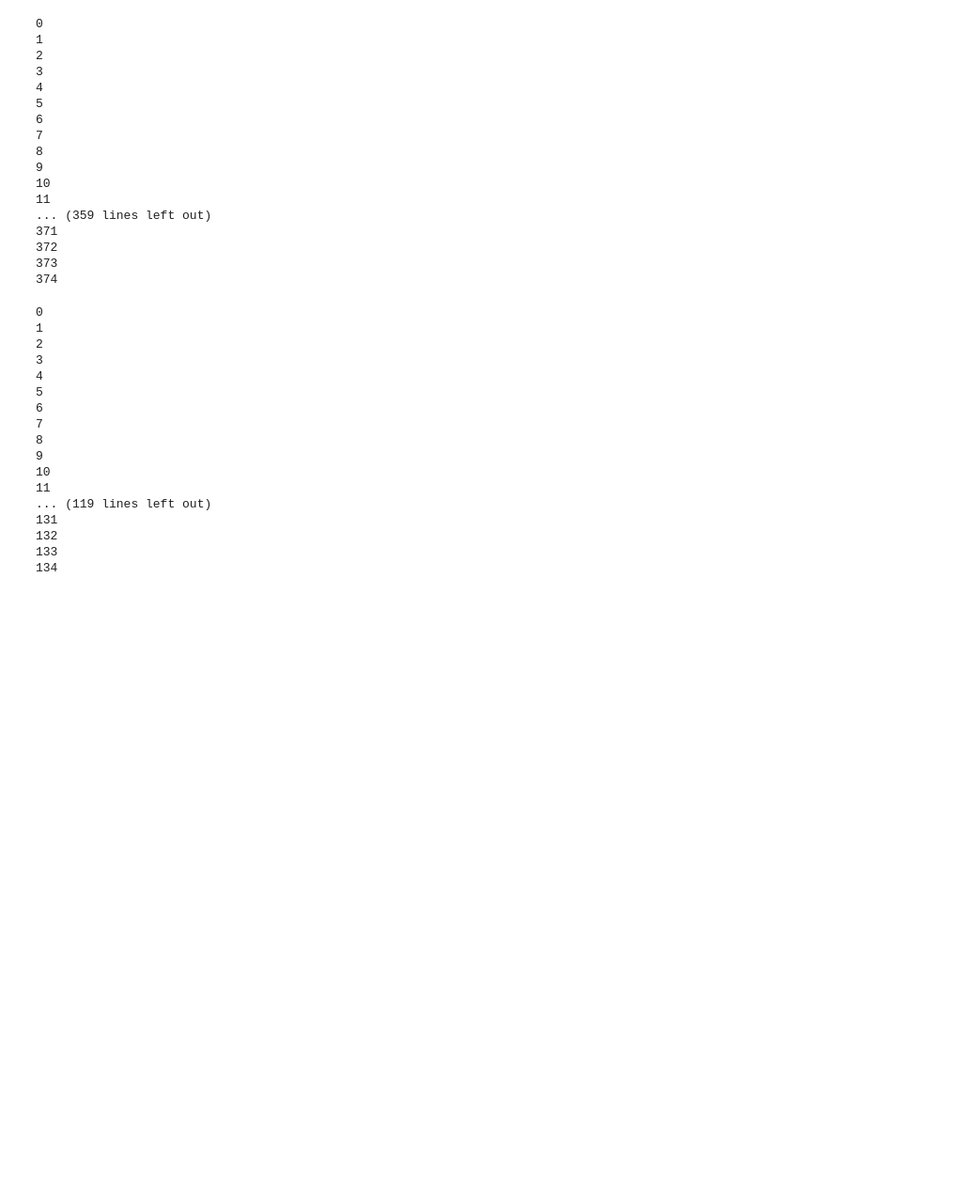
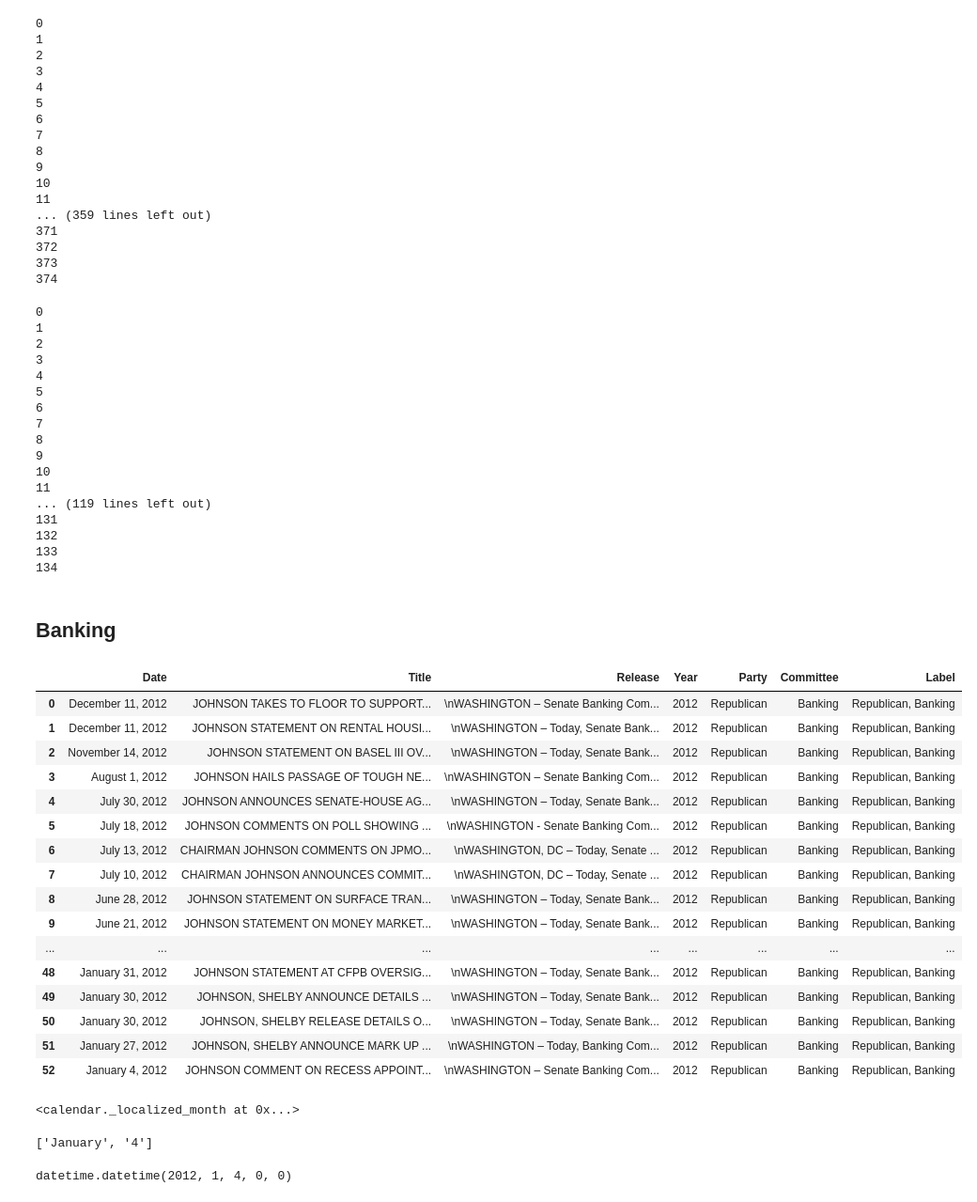
Before and after one commit to dgilbs/nlp_partisanship, a Jupyter notebook: Archive Scraping and Cleaning.ipynb, the cells around one changed output. Shown at 94% size. Drawn from its saved outputs; the diff is of its cells as text; code cells hidden in the pictures; blank space fills up the shorter version.

```diff
--- a/Archive Scraping and Cleaning.ipynb
+++ b/Archive Scraping and Cleaning.ipynb
@@ -336,3 +336,5 @@ with open(path, "wb") as picklefile:
 path = "/Users/danielgilberg/data_science/metis/nlp_partisanship/data/foreign_relations/republican_archive.pkl"
 with open(path, "wb") as picklefile:
     pickle.dump(gop_fr_df, picklefile)
+# %% [markdown]
+## Banking
@@ -338,0 +344,37 @@ with open(path, "wb") as picklefile:
+# %%
+arr = driver.find_elements_by_class_name("Description")
+banking12links = list()
+for i in arr:
+    banking12links.append(i.find_element_by_tag_name("a").get_attribute("href"))
+# %%
+rows = list()
+for link in banking12links:
+    driver.get(link)
+    title = driver.find_element_by_class_name("Title").text
+    date = driver.find_element_by_class_name("DateTime").text
+    rel = driver.find_element_by_id("GeneratedContent").text
+    rel = rel.split(date)[1]
+    row = [date, title, rel, 2012, "Republican", "Banking", "Republican, Banking"]
+    rows.append(row)
+
+banking12 = pd.DataFrame(rows, columns=["Date", "Title", "Release", "Year", "Party", "Committee", "Label"])
+# %%
+banking12
+# %% [output]
+|  | Date | Title | Release | Year | Party | Committee | Label |
+| 0 | December 11, 2012 | JOHNSON TAKES TO FLOOR TO SUPPORT... | \nWASHINGTON – Senate Banking Com... | 2012 | Republican | Banking | Republican, Banking |
+| 1 | December 11, 2012 | JOHNSON STATEMENT ON RENTAL HOUSI... | \nWASHINGTON – Today, Senate Bank... | 2012 | Republican | Banking | Republican, Banking |
+| 2 | November 14, 2012 | JOHNSON STATEMENT ON BASEL III OV... | \nWASHINGTON – Today, Senate Bank... | 2012 | Republican | Banking | Republican, Banking |
+| 3 | August 1, 2012 | JOHNSON HAILS PASSAGE OF TOUGH NE... | \nWASHINGTON – Senate Banking Com... | 2012 | Republican | Banking | Republican, Banking |
+| 4 | July 30, 2012 | JOHNSON ANNOUNCES SENATE-HOUSE AG... | \nWASHINGTON – Today, Senate Bank... | 2012 | Republican | Banking | Republican, Banking |
+| 5 | July 18, 2012 | JOHNSON COMMENTS ON POLL SHOWING ... | \nWASHINGTON - Senate Banking Com... | 2012 | Republican | Banking | Republican, Banking |
+| 6 | July 13, 2012 | CHAIRMAN JOHNSON COMMENTS ON JPMO... | \nWASHINGTON, DC – Today, Senate ... | 2012 | Republican | Banking | Republican, Banking |
+| 7 | July 10, 2012 | CHAIRMAN JOHNSON ANNOUNCES COMMIT... | \nWASHINGTON, DC – Today, Senate ... | 2012 | Republican | Banking | Republican, Banking |
+| 8 | June 28, 2012 | JOHNSON STATEMENT ON SURFACE TRAN... | \nWASHINGTON – Today, Senate Bank... | 2012 | Republican | Banking | Republican, Banking |
+| 9 | June 21, 2012 | JOHNSON STATEMENT ON MONEY MARKET... | \nWASHINGTON – Today, Senate Bank... | 2012 | Republican | Banking | Republican, Banking |
+| ... | ... | ... | ... | ... | ... | ... | ... |
+| 48 | January 31, 2012 | JOHNSON STATEMENT AT CFPB OVERSIG... | \nWASHINGTON – Today, Senate Bank... | 2012 | Republican | Banking | Republican, Banking |
+| 49 | January 30, 2012 | JOHNSON, SHELBY ANNOUNCE DETAILS ... | \nWASHINGTON – Today, Senate Bank... | 2012 | Republican | Banking | Republican, Banking |
+| 50 | January 30, 2012 | JOHNSON, SHELBY RELEASE DETAILS O... | \nWASHINGTON – Today, Senate Bank... | 2012 | Republican | Banking | Republican, Banking |
+| 51 | January 27, 2012 | JOHNSON, SHELBY ANNOUNCE MARK UP ... | \nWASHINGTON – Today, Banking Com... | 2012 | Republican | Banking | Republican, Banking |
+| 52 | January 4, 2012 | JOHNSON COMMENT ON RECESS APPOINT... | \nWASHINGTON – Senate Banking Com... | 2012 | Republican | Banking | Republican, Banking |
@@ -338,0 +385,24 @@ with open(path, "wb") as picklefile:
+# %%
+calendar.month_name
+# %% [output]
+<calendar._localized_month at 0x...>
+# %%
+def get_old_banking_date(date_str):
+    try:
+        date_arr = date_str.split(", ")
+        year= int(date_arr[-1])
+
+        mo_day = date_arr[0].split(" ")
+        mo = mo_day[0]
+        d = dict((v,k) for k,v in enumerate(calendar.month_name))
+        month = d[mo]
+        day = int(mo_day[1])
+        return datetime(year=year, month=month, day=day)
+    except:
+        return date_str
+
+
+get_old_banking_date("January 4, 2012")
+# %% [output]
+['January', '4']
+datetime.datetime(2012, 1, 4, 0, 0)
```
Also changed, not shown: parts of 4 cells of this notebook, 1 other file.
